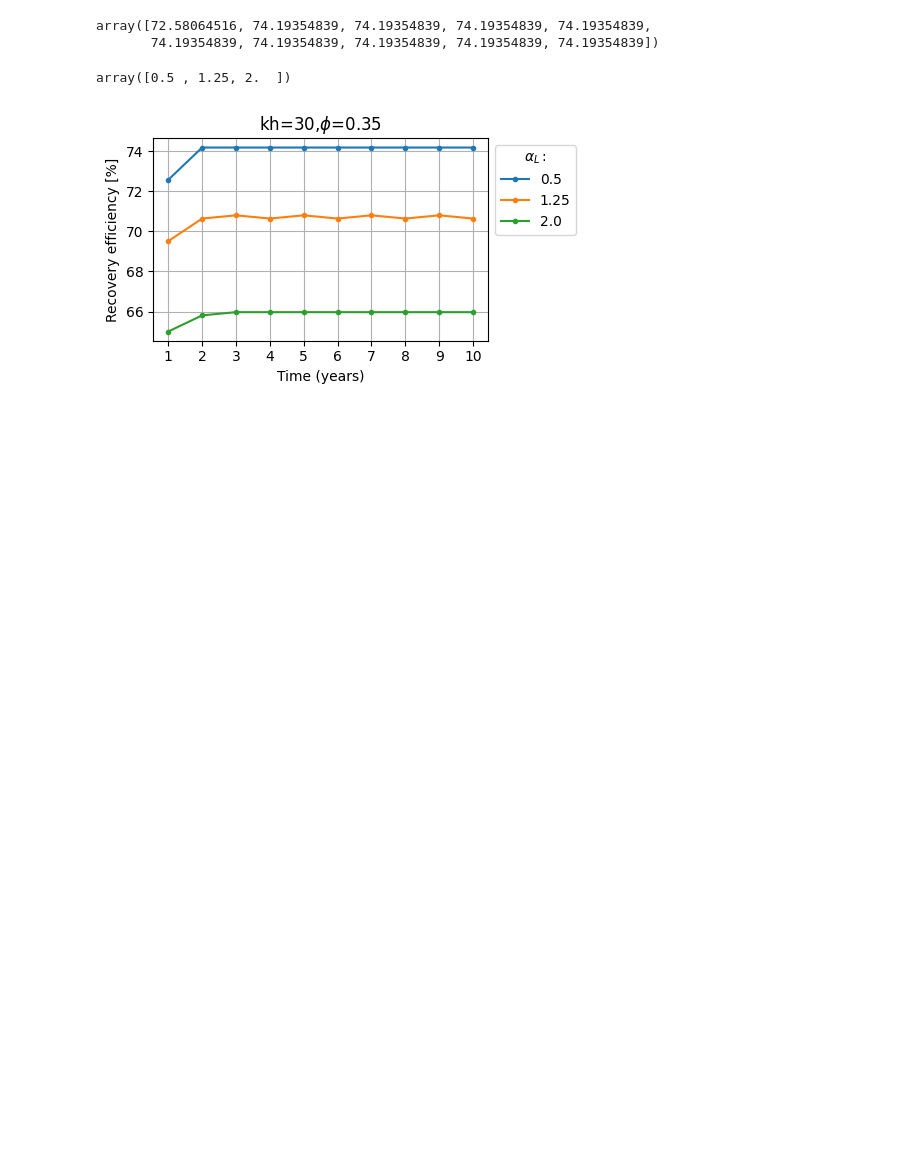
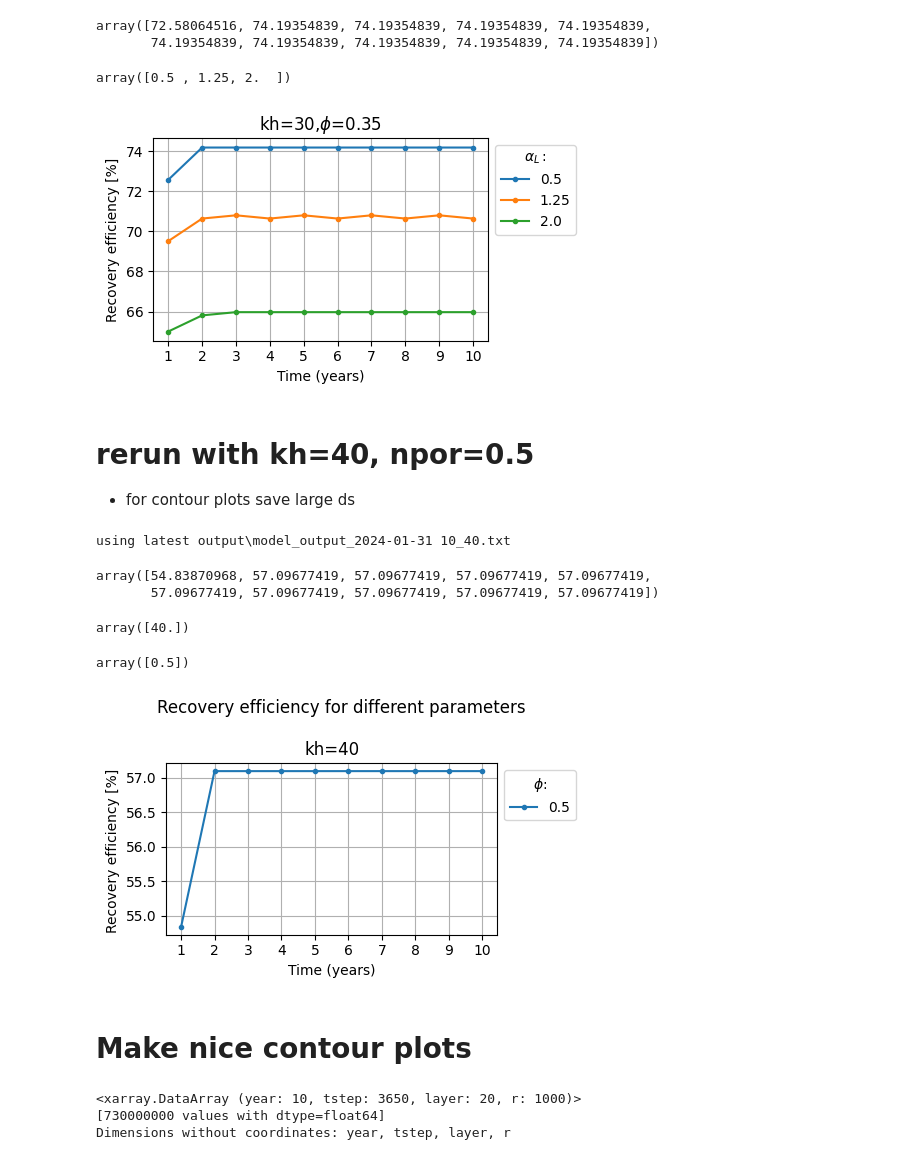
Before and after one commit to Daafip/design-ASR-CEGM2006, a Jupyter notebook: Model/4. Vary_params_plotting.ipynb, the cells around one changed output. Drawn from its saved outputs; the diff is of its cells as text; code cells hidden in the pictures; blank space fills up the shorter version.

```diff
--- a/Model/4. Vary_params_plotting.ipynb
+++ b/Model/4. Vary_params_plotting.ipynb
@@ -13,7 +14,7 @@ import datetime
 ### run varrying parameters in `vary_params.py`
 #### vary K & porosity
 # %%
-files = glob.glob(r'output/model_output_2024-01-31*.txt')
+files = glob.glob(r'output/model_output_2024-01-31 08*.txt')
 load_arr = np.loadtxt(files[-1],delimiter=",")
 print(f'using latest {files[-1]}')
 load_arr[:]
@@ -39,7 +40,7 @@ array([[87.25806452, 87.41935484, 87.41935484, 87.41935484, 87.41935484,
         57.09677419, 57.09677419, 57.09677419, 57.09677419, 57.09677419]])
 # %%
 # files = glob.glob(r'output/parameter_output_2024-01-08*.txt')
-files = glob.glob(r'output/parameter_output_2024-01-31*.txt')
+files = glob.glob(r'output/parameter_output_2024-01-31 08*.txt')
 load_params = np.loadtxt(files[-1],delimiter=",")
 n_kh_vals = 3
 kh_var = load_params[:n_kh_vals]
@@ -124,3 +129,57 @@ plt.savefig(fname,bbox_inches="tight")
     # plt.close()
 # %% [output]
 [figure]
+# %% [markdown]
+# rerun with kh=40, npor=0.5
+- for contour plots save large ds
+# %%
+files = glob.glob(r'output/model_output_2024-01-31 10*.txt')
+load_arr = np.loadtxt(files[-1],delimiter=",")
+print(f'using latest {files[-1]}')
+load_arr[:]
+# %% [output]
+using latest output\model_output_2024-01-31 10_40.txt
+array([54.83870968, 57.09677419, 57.09677419, 57.09677419, 57.09677419,
+       57.09677419, 57.09677419, 57.09677419, 57.09677419, 57.09677419])
+# %%
+# files = glob.glob(r'output/parameter_output_2024-01-08*.txt')
+files = glob.glob(r'output/parameter_output_2024-01-31 10*.txt')
+load_params = np.loadtxt(files[-1],delimiter=",")
+n_kh_vals = 1
+kh_var = load_params[:n_kh_vals]
+npor_var = load_params[n_kh_vals:]
+# %%
+kh_var
+# %% [output]
+array([40.])
+# %%
+npor_var
+# %% [output]
+array([0.5])
+# %%
+n = 0
+fname = r'figures/recovery_Q_vary_k-40_npor-0.5.png'
+fig, ax = plt.subplots(1,len(kh_var),figsize=(5,3),sharey=True, sharex=True)
+fig.suptitle("Recovery efficiency for different parameters")
+axs = [ax]
+for i in range(len(kh_var)):
+    # axs[i].axhline(Q_d,ls="--",color="k",label="$V_d$")
+    if i in [0]: axs[i].set_ylabel("Recovery efficiency [%] ")
+    if i in [0,1,2]: axs[i].set_xlabel(r"Time (years)")
+    axs[i].set_title(f"kh={int(kh_var[i])}")
+    axs[i].set_xticks(ticks=cycle_n_arr)
+    axs[i].grid()
+    cycle_n_arr = np.array(cycle_n) + 1
+    for j in range(len(npor_var)):
+        if i in [0] and j in [2]: ls="--"
+        else: ls = "-"
+        axs[i].plot(cycle_n_arr,load_arr,marker=".",label=f"{npor_var[j]}",ls=ls)
+        axs[i].legend(bbox_to_anchor=(1,1),title=r"$\phi$:")
+        n+=1
+fig.tight_layout()
+plt.savefig(fname,bbox_inches="tight")
+    # plt.close()
+# %% [output]
+[figure, added]
+# %% [markdown]
+# Make nice contour plots
@@ -126,0 +206,6 @@ plt.savefig(fname,bbox_inches="tight")
+# %%
+ds_lst[-1]
+# %% [output]
+<xarray.DataArray (year: 10, tstep: 3650, layer: 20, r: 1000)>
+[730000000 values with dtype=float64]
+Dimensions without coordinates: year, tstep, layer, r
```
Also changed, not shown: parts of 8 cells of this notebook, 18 other files.
